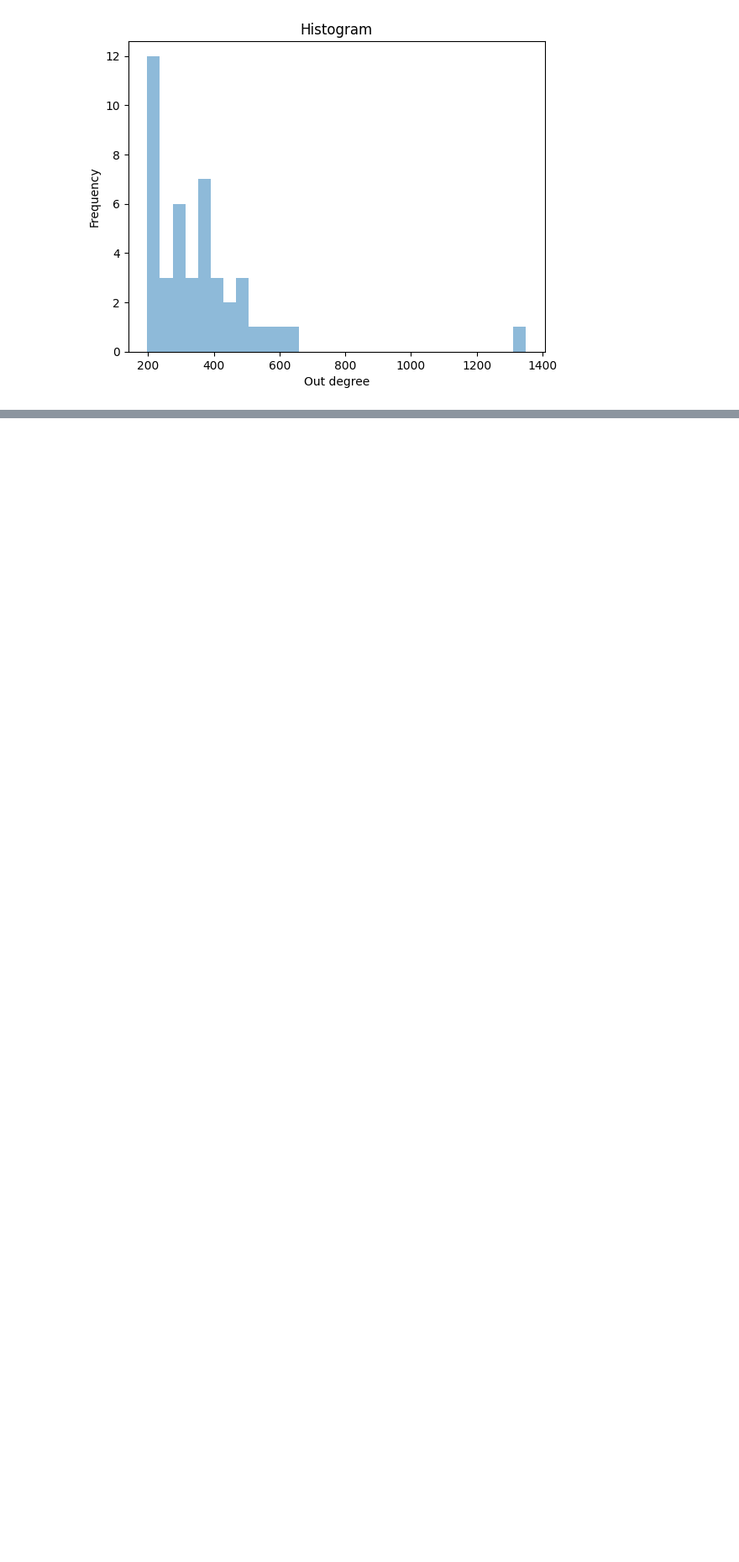
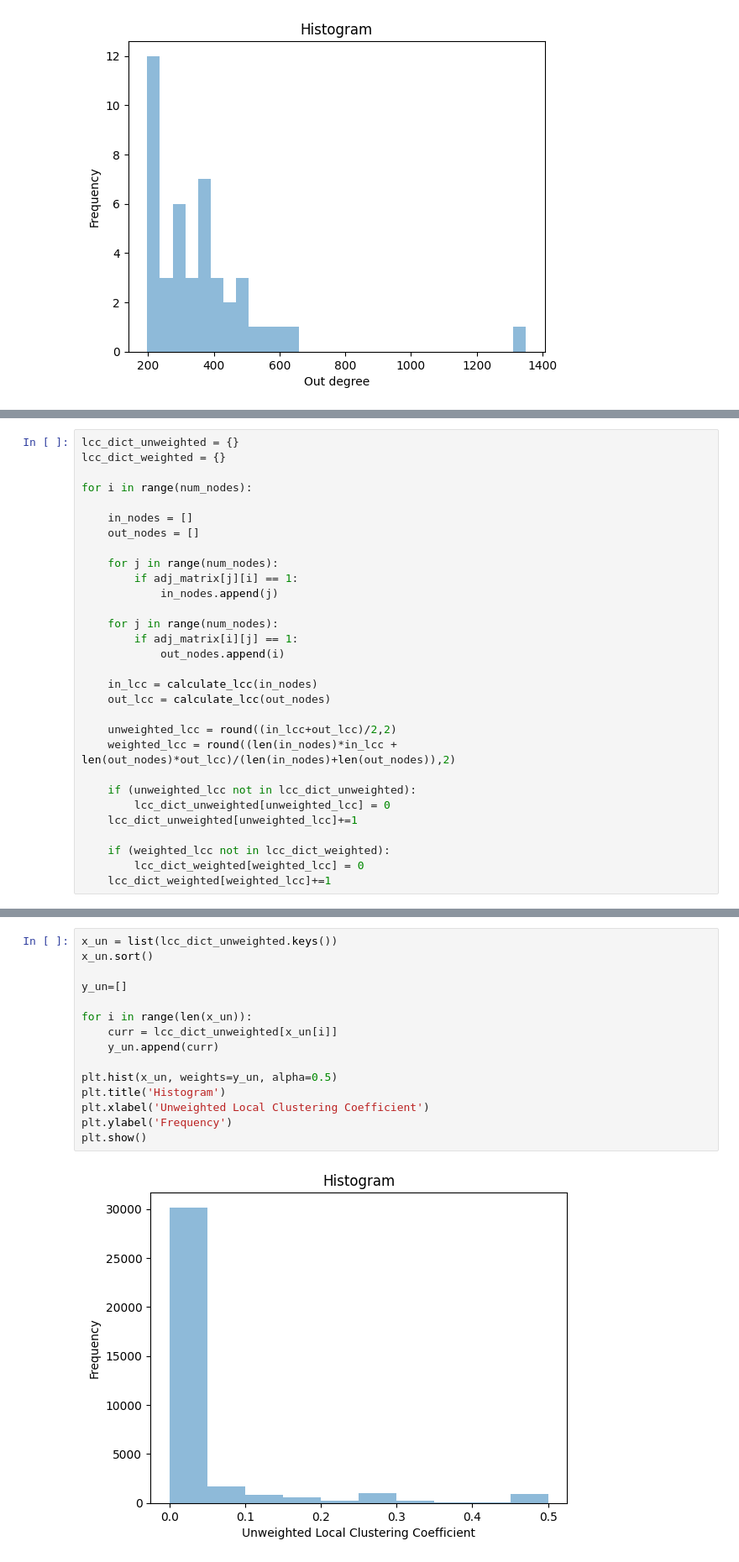
Before and after one commit to alnandorizki/Graph-Analysis-of-Social-Media-Links, a Jupyter notebook: IR_A3_Q1.ipynb, the cells around one changed output, grey strips where cells are left out. Shown at 84% size. Cells and saved outputs as stored; diff of their text form; blank space fills up the shorter version.

```diff
--- a/IR_A3_Q1.ipynb
+++ b/IR_A3_Q1.ipynb
@@ -218,0 +238,30 @@ plt.show()
+# %%
+lcc_dict_unweighted = {}
+lcc_dict_weighted = {}
+
+for i in range(num_nodes):
+
+    in_nodes = []
+    out_nodes = []
+
+    for j in range(num_nodes):
+        if adj_matrix[j][i] == 1:
+            in_nodes.append(j)
+
+    for j in range(num_nodes):
+        if adj_matrix[i][j] == 1:
+            out_nodes.append(i)
+
+    in_lcc = calculate_lcc(in_nodes)
+    out_lcc = calculate_lcc(out_nodes)
+
+    unweighted_lcc = round((in_lcc+out_lcc)/2,2)
+    weighted_lcc = round((len(in_nodes)*in_lcc + len(out_nodes)*out_lcc)/(len(in_nodes)+len(out_nodes)),2)
+
+    if (unweighted_lcc not in lcc_dict_unweighted):
+        lcc_dict_unweighted[unweighted_lcc] = 0
+    lcc_dict_unweighted[unweighted_lcc]+=1
+
+    if (weighted_lcc not in lcc_dict_weighted):
+        lcc_dict_weighted[weighted_lcc] = 0
+    lcc_dict_weighted[weighted_lcc]+=1
@@ -218,0 +270,17 @@ plt.show()
+# %%
+x_un = list(lcc_dict_unweighted.keys())
+x_un.sort()
+
+y_un=[]
+
+for i in range(len(x_un)):
+    curr = lcc_dict_unweighted[x_un[i]]
+    y_un.append(curr)
+
+plt.hist(x_un, weights=y_un, alpha=0.5)
+plt.title('Histogram')
+plt.xlabel('Unweighted Local Clustering Coefficient')
+plt.ylabel('Frequency')
+plt.show()
+# %% [output]
+[figure, added]
```
Also changed, not shown: parts of 17 cells of this notebook.
